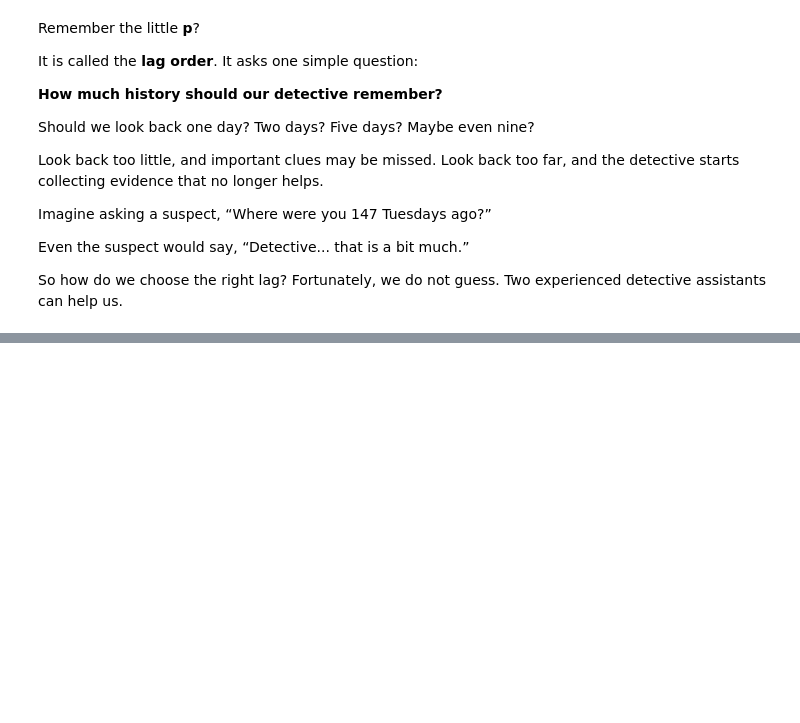
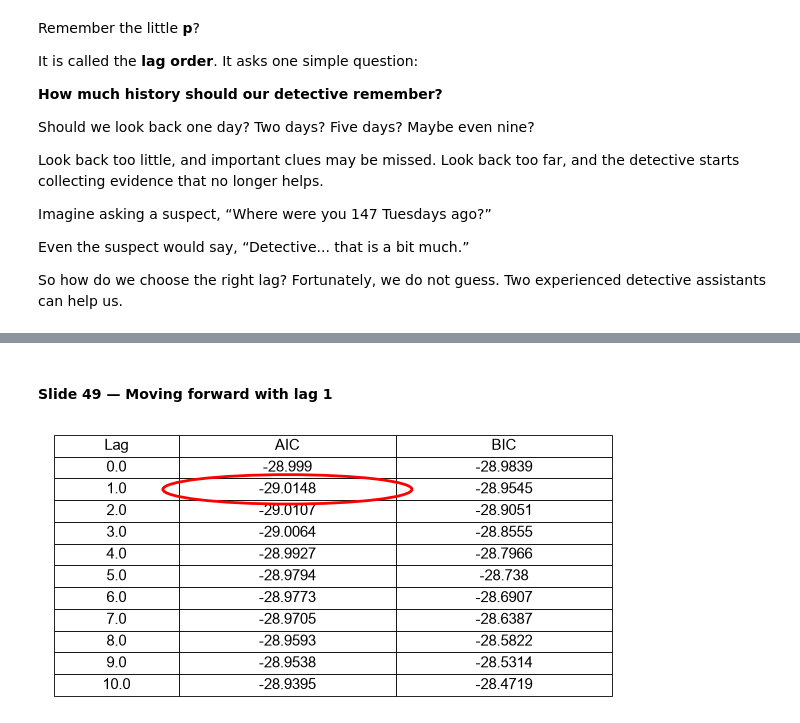
Before and after one commit to Bloodphilic/AlgoStalk, a Jupyter notebook: course/TimeSeries/VAR/code/VAR_Concepts_Investigation.ipynb, the cells around one changed output, grey strips where cells are left out. Drawn from its saved outputs; the diff is of its cells as text; code cells hidden in the pictures; blank space fills up the shorter version.

```diff
--- a/course/TimeSeries/VAR/code/VAR_Concepts_Investigation.ipynb
+++ b/course/TimeSeries/VAR/code/VAR_Concepts_Investigation.ipynb
@@ -1186,0 +1253,49 @@ So how do we choose the right lag? Fortunately, we do not guess. Two experienced
+# %% [markdown]
+#### Slide 49 — Moving forward with lag 1
+# %%
+from matplotlib.patches import Ellipse
+from statsmodels.tsa.api import VAR
+
+var_series = log_returns[["Gold", "DXY", "SP500"]].dropna()
+lag_selection = VAR(var_series).select_order(10)
+lag_table = pd.DataFrame({
+    "Lag": range(0, 11),
+    "AIC": lag_selection.ics["aic"][0:11],
+    "BIC": lag_selection.ics["bic"][0:11],
+})
+
+fig, ax = plt.subplots(figsize=(6, 3.0))
+fig.patch.set_alpha(0)
+ax.axis("off")
+table = ax.table(
+    cellText=lag_table.round(4).values,
+    colLabels=lag_table.columns,
+    loc="center",
+    cellLoc="center",
+    colWidths=[0.22, 0.38, 0.38],
+)
+table.auto_set_font_size(False)
+table.set_fontsize(11)
+table.scale(1, 1.5)
+for cell in table.get_celld().values():
+    cell.set_edgecolor("black")
+    cell.set_linewidth(0.6)
+
+fig.canvas.draw()
+selected_cell = table[(2, 1)]
+x, y = selected_cell.get_xy()
+ellipse = Ellipse(
+    (x + selected_cell.get_width() / 2, y + selected_cell.get_height() / 2),
+    selected_cell.get_width() * 1.15,
+    selected_cell.get_height() * 1.35,
+    fill=False,
+    edgecolor="red",
+    linewidth=2,
+    transform=ax.transAxes,
+)
+ax.add_patch(ellipse)
+plt.tight_layout()
+display(fig)
+plt.close(fig)
+# %% [output]
+[figure, added]
```
Also changed, not shown: parts of 14 cells of this notebook, 3 other files.
